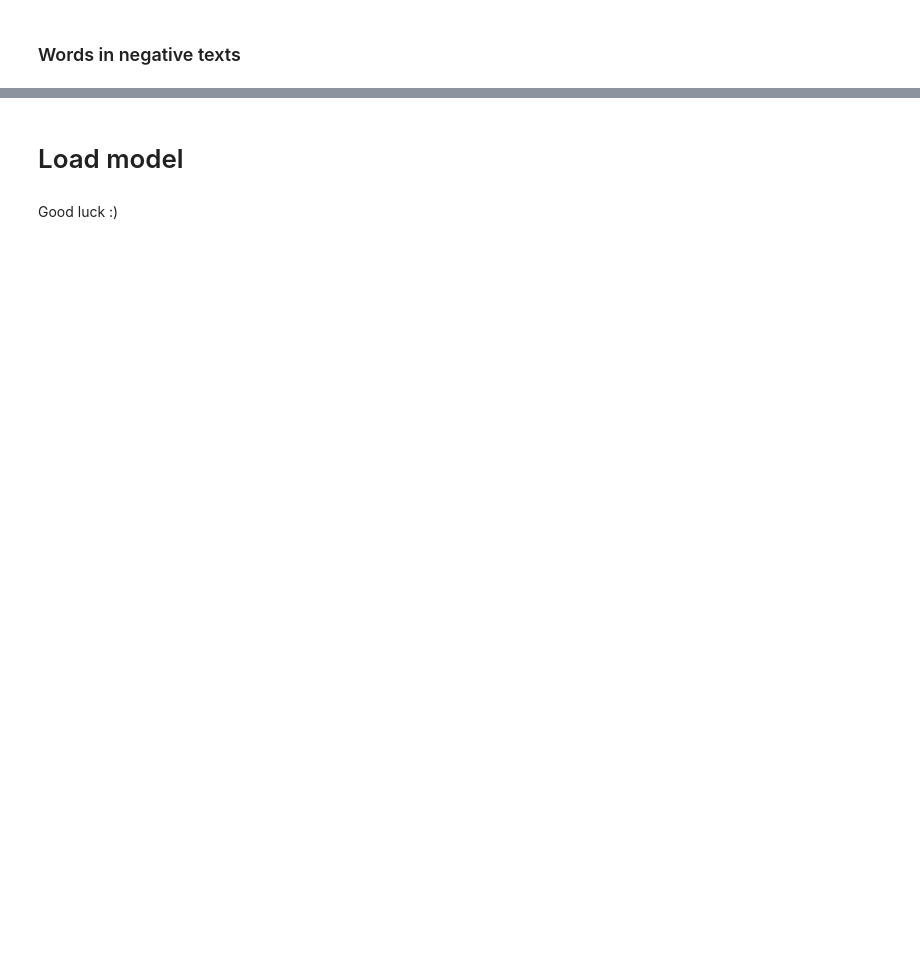
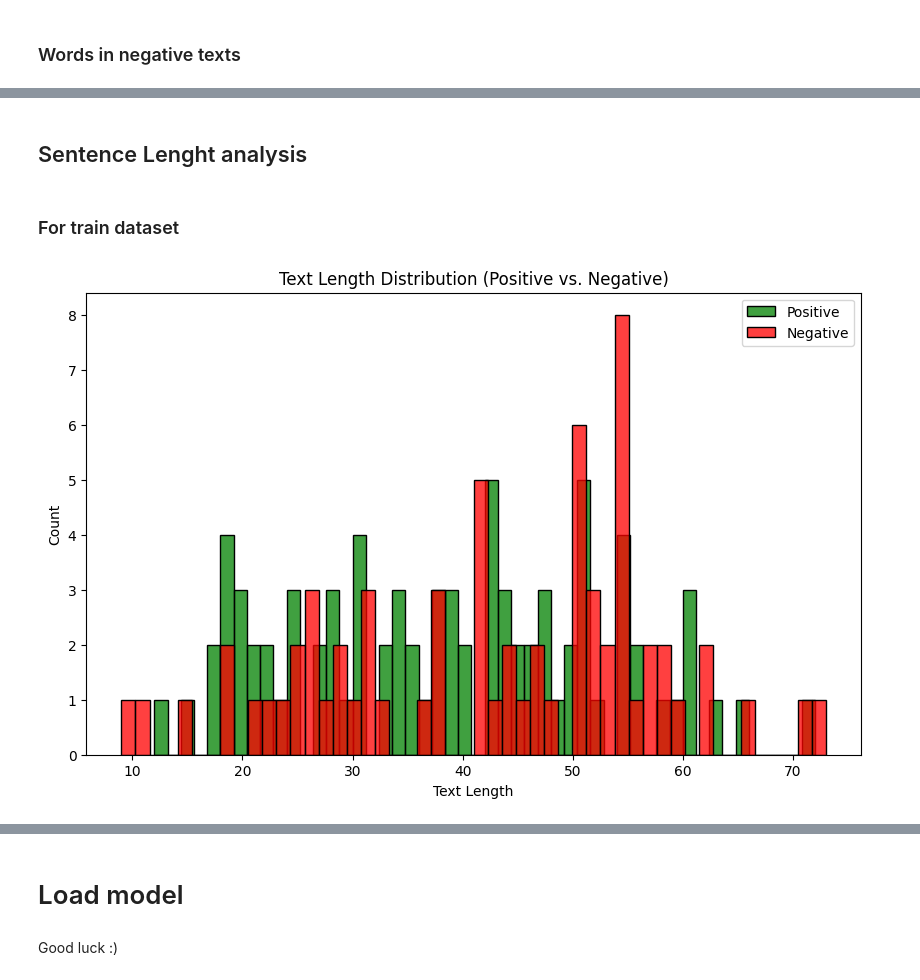
Before and after one commit to SoheilHajianManesh/Data-Sciense-Course-Projects, a Jupyter notebook: CA7/template.ipynb, the cells around one changed output, grey strips where cells are left out. Drawn from its saved outputs; the diff is of its cells as text; code cells hidden in the pictures; blank space fills up the shorter version.

Commit message:
add sentence lenght analysis

```diff
--- a/CA7/template.ipynb
+++ b/CA7/template.ipynb
@@ -186,0 +185,24 @@ df_train
+# %% [markdown]
+## Sentence Lenght analysis
+# %%
+df_train["text_word_count"] = df_train["text"].apply(lambda x: len(str(x).split()))
+df_test["text_word_count"] = df_test["text"].apply(lambda x: len(str(x).split()))
+# %%
+def plot_text_length_distribution(df):
+    positive_df = df[df["label"] == 1]
+    negative_df = df[df["label"] == 0]
+
+    plt.figure(figsize=(10, 6))
+    sns.histplot(data=positive_df, x="text_word_count", bins=50, kde=False, color="green", label="Positive")
+    sns.histplot(data=negative_df, x="text_word_count", bins=50, kde=False, color="red", label="Negative")
+    plt.xlabel("Text Length")
+    plt.ylabel("Count")
+    plt.title("Text Length Distribution (Positive vs. Negative)")
+    plt.legend()
+    plt.show()
+# %% [markdown]
+### For train dataset
+# %%
+plot_text_length_distribution(df_train)
+# %% [output]
+[figure, added]
```
Also changed, not shown: parts of 9 cells of this notebook.
